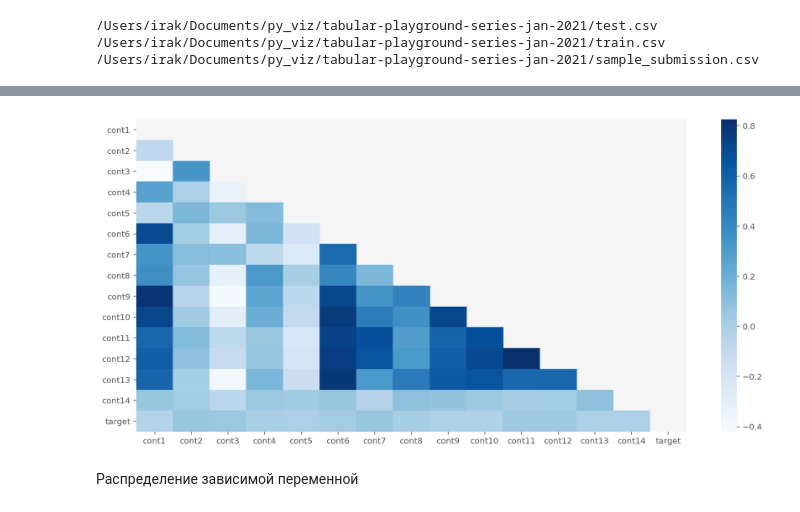
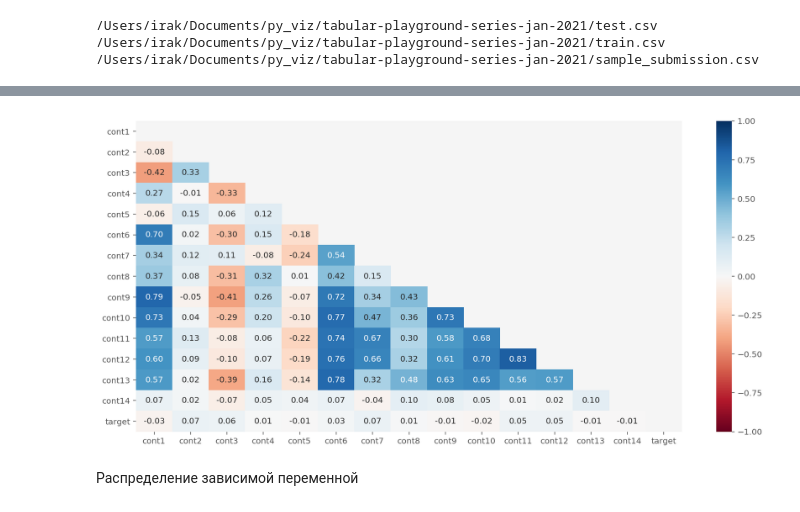
Before and after one commit to Lisstrange/Mini-examples, a Jupyter notebook: seaborn_viz.ipynb, the cells around one changed output, grey strips where cells are left out. Cells and saved outputs as stored; diff of their text form; code cells hidden in the pictures.

```diff
--- a/seaborn_viz.ipynb
+++ b/seaborn_viz.ipynb
@@ -74,11 +77,11 @@ train data
 # %%
 corr = train.corr()
 mask = np.triu(np.ones_like(corr, dtype=np.bool))
 plt.figure(figsize=(15, 7))
-ax = sns.heatmap(corr, cmap="Blues", mask = mask)
+ax = sns.heatmap(corr, cmap="RdBu", mask = mask, vmin=-1, vmax = 1, center = 0, annot=True, fmt='.2f')
 ax.set_facecolor("whitesmoke")
 # %% [output]
-[figure, old version]
+[figure, new version]
 # %% [markdown]
 Распределение зависимой переменной
 # %%
```
Also changed, not shown: parts of 7 cells of this notebook.
